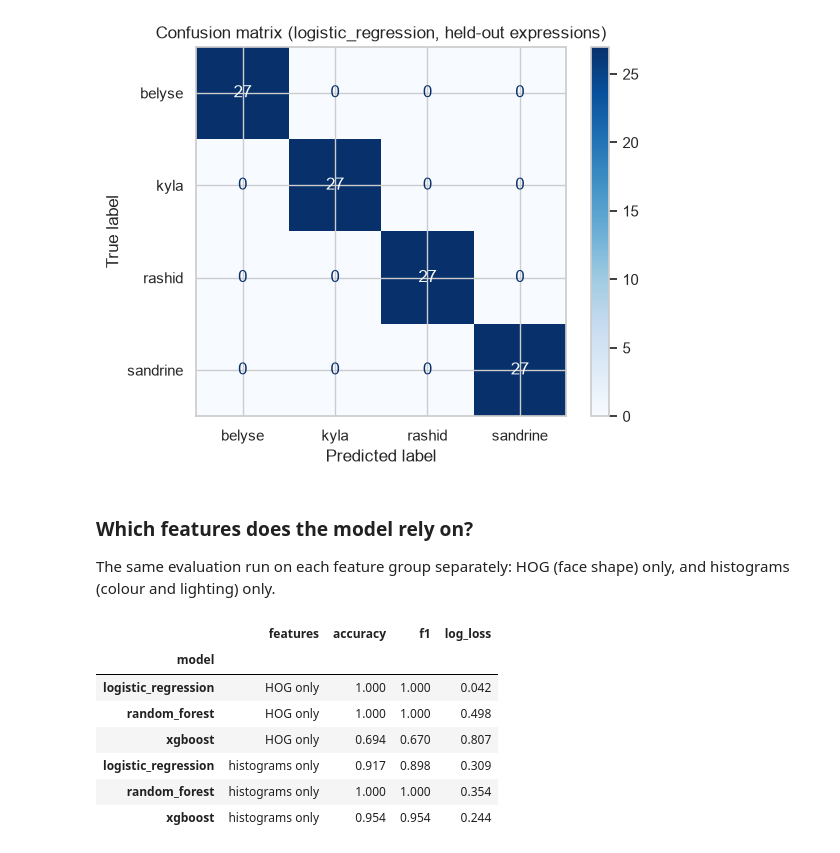
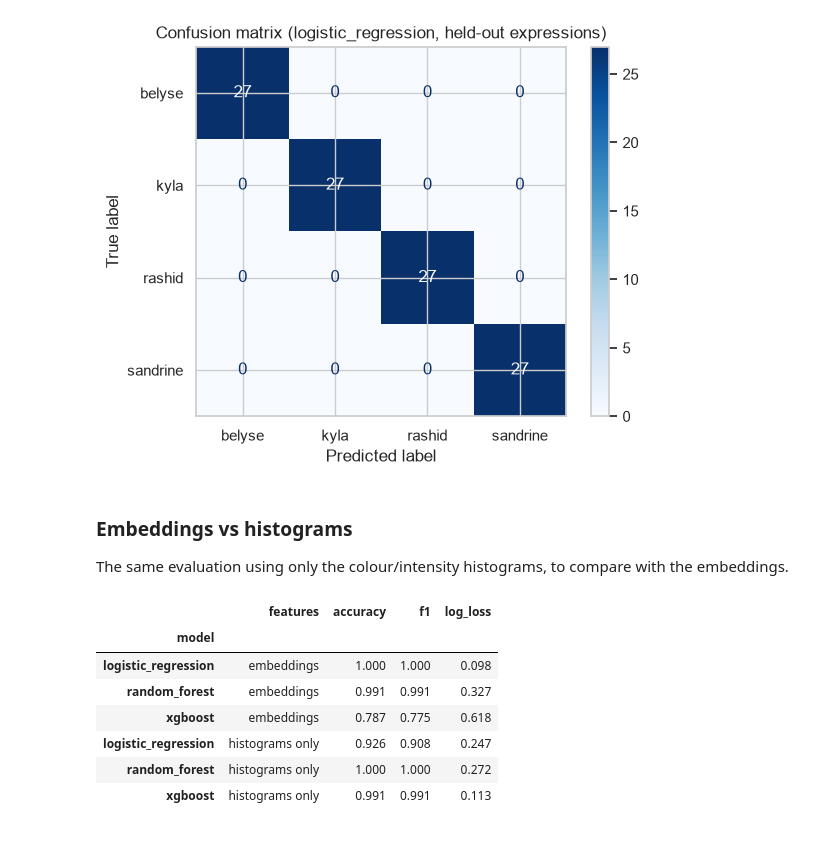
Before and after one commit to kbelyse/MLP-Formative-2-Group-14, a Jupyter notebook: notebooks/02_image_processing.ipynb, the cells around one changed output. Cells and saved outputs as stored; diff of their text form; code cells hidden in the pictures.

```diff
--- a/notebooks/02_image_processing.ipynb
+++ b/notebooks/02_image_processing.ipynb
@@ -200,28 +204,28 @@ plt.show()
 Best model: logistic_regression
 [figure]
 # %% [markdown]
-### Which features does the model rely on?
+### Embeddings vs histograms
 
-The same evaluation run on each feature group separately: HOG (face shape) only, and histograms (colour and lighting) only.
+The same evaluation using only the colour/intensity histograms, to compare with the embeddings.
 # %%
-groups = {"HOG only": "hog_", "histograms only": "hist_"}
+groups = {"embeddings": "emb_", "histograms only": "hist_"}
 rows = []
 for label, prefix in groups.items():
-    cols = face_model.META_COLS + [c for c in feature_cols if c.startswith(prefix)]
-    res, _ = face_model.evaluate(df[cols])
+    cols = [c for c in feature_cols if c.startswith(prefix)]
+    res, _ = face_model.evaluate(df, cols)
     s = res.groupby("model")[["accuracy", "f1", "log_loss"]].mean()
     s.insert(0, "features", label)
     rows.append(s)
 pd.concat(rows).round(3)
 # %% [output]
 |  | features | accuracy | f1 | log_loss |
 | model |  |  |  |  |
-| logistic_regression | HOG only | 1.000 | 1.000 | 0.042 |
-| random_forest | HOG only | 1.000 | 1.000 | 0.498 |
-| xgboost | HOG only | 0.694 | 0.670 | 0.807 |
-| logistic_regression | histograms only | 0.917 | 0.898 | 0.309 |
-| random_forest | histograms only | 1.000 | 1.000 | 0.354 |
-| xgboost | histograms only | 0.954 | 0.954 | 0.244 |
+| logistic_regression | embeddings | 1.000 | 1.000 | 0.098 |
+| random_forest | embeddings | 0.991 | 0.991 | 0.327 |
+| xgboost | embeddings | 0.787 | 0.775 | 0.618 |
+| logistic_regression | histograms only | 0.926 | 0.908 | 0.247 |
+| random_forest | histograms only | 1.000 | 1.000 | 0.272 |
+| xgboost | histograms only | 0.991 | 0.991 | 0.113 |
 # %% [markdown]
 ## 6. Final model and rejecting unknown faces
 
```
Also changed, not shown: parts of 18 cells of this notebook, 24 other files.
